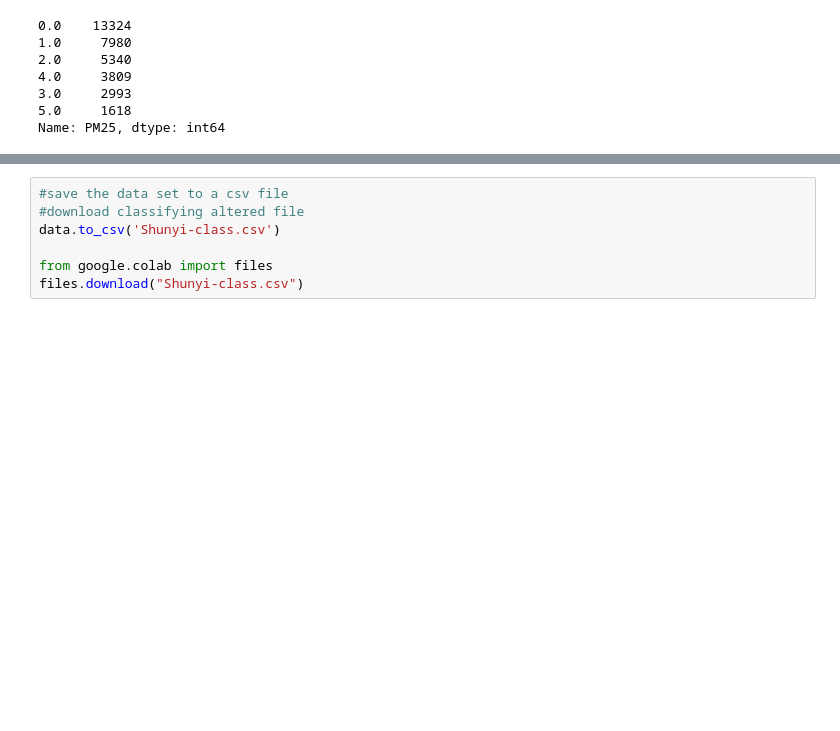
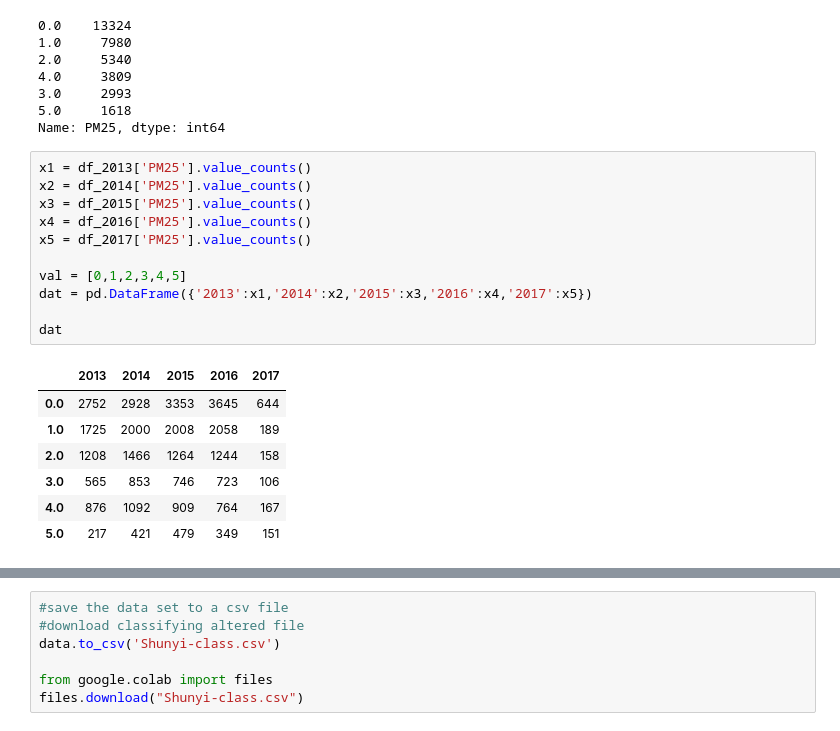
Before and after one commit to Ethompsonbecker/CIND820-BigDataAnalyticsProject, a Jupyter notebook: Results/classification_pm25.ipynb, the cells around one changed output, grey strips where cells are left out. Cells and saved outputs as stored; diff of their text form; blank space fills up the shorter version.

```diff
--- a/Results/classification_pm25.ipynb
+++ b/Results/classification_pm25.ipynb
@@ -349,3 +349,22 @@ print(data['PM25'].value_counts())
 3.0     2993
 5.0     1618
 Name: PM25, dtype: int64
+# %%
+x1 = df_2013['PM25'].value_counts()
+x2 = df_2014['PM25'].value_counts()
+x3 = df_2015['PM25'].value_counts()
+x4 = df_2016['PM25'].value_counts()
+x5 = df_2017['PM25'].value_counts()
+
+val = [0,1,2,3,4,5]
+dat = pd.DataFrame({'2013':x1,'2014':x2,'2015':x3,'2016':x4,'2017':x5})
+
+dat
+# %% [output]
+|  | 2013 | 2014 | 2015 | 2016 | 2017 |
+| 0.0 | 2752 | 2928 | 3353 | 3645 | 644 |
+| 1.0 | 1725 | 2000 | 2008 | 2058 | 189 |
+| 2.0 | 1208 | 1466 | 1264 | 1244 | 158 |
+| 3.0 | 565 | 853 | 746 | 723 | 106 |
+| 4.0 | 876 | 1092 | 909 | 764 | 167 |
+| 5.0 | 217 | 421 | 479 | 349 | 151 |
```
Also changed, not shown: parts of 1 cell of this notebook.
